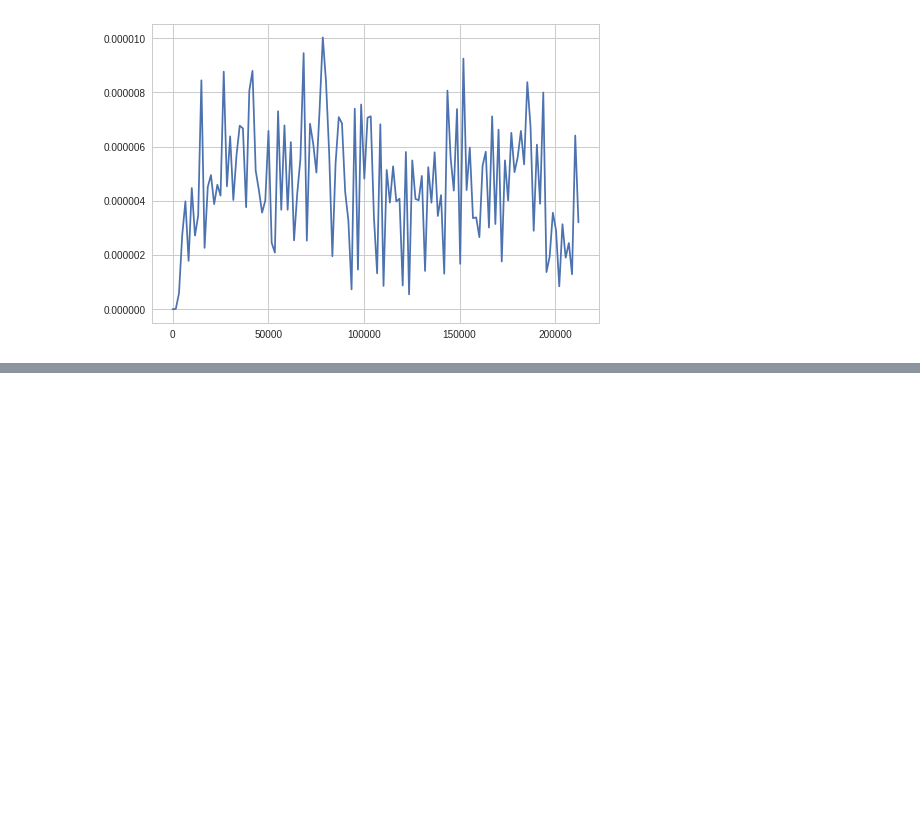
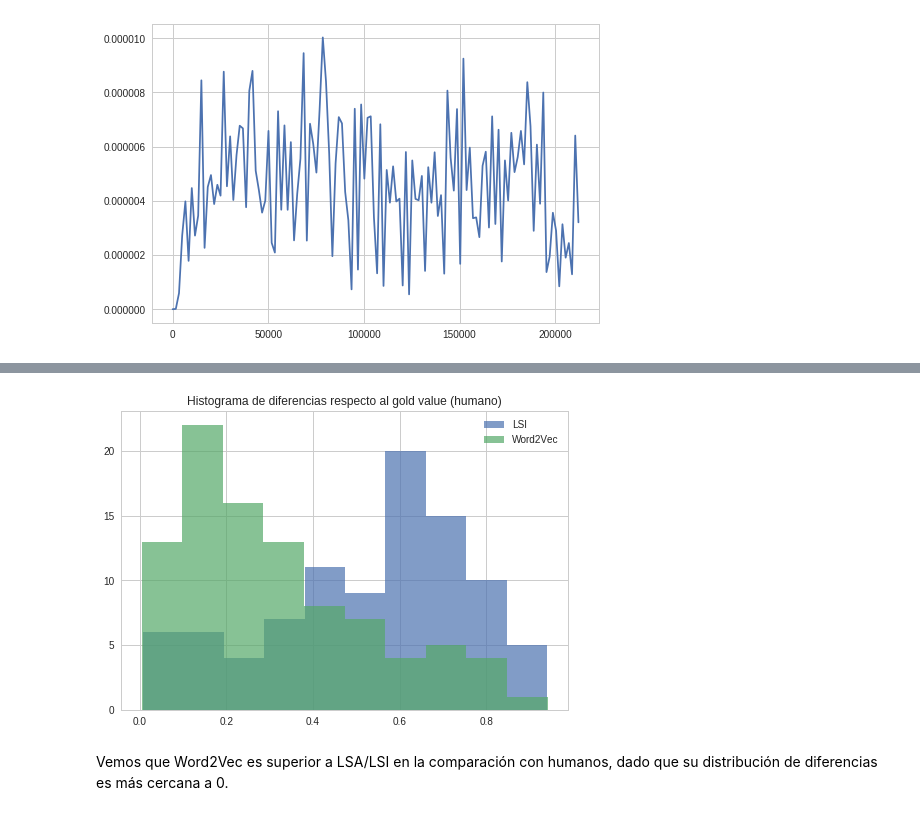
Before and after one commit to gfourcade/cienciadatos, a Jupyter notebook: tp6/tp6.ipynb, the cells around one changed output, grey strips where cells are left out. Cells and saved outputs as stored; diff of their text form; code cells hidden in the pictures; blank space fills up the shorter version.

```diff
--- a/tp6/tp6.ipynb
+++ b/tp6/tp6.ipynb
@@ -210,0 +235,36 @@ for word in most_used:
+# %%
+id2word = corpora.Dictionary(webtext.sents())
+corpora.MmCorpus.serialize('corpus.mm', (id2word.doc2bow(text) for text in webtext.sents()))
+lsi_model = models.LsiModel(corpora.MmCorpus('corpus.mm'), id2word=id2word)
+# %%
+tests = []
+with open('wordsim353_sim_rel/wordsim353_agreed.txt', 'r') as wordsim:
+    tests = [line.strip().split('\t')[1:4] for line in wordsim if line[0] != '#']
+#print(tests)
+# %%
+import seaborn as sb
+import matplotlib.pyplot as plt
+from scipy import spatial
+
+lsi_similarity = []
+word2vec_similarity = []
+human_similarity = []
+
+max_human_value = max(v[2] for v in tests)
+
+for word0, word1, test_value in tests:
+    try:
+        vec_lsi0 = [a[1] for a in lsi_model[id2word.doc2bow([word0])]]
+        vec_lsi1 = [a[1] for a in lsi_model[id2word.doc2bow([word1])]]
+        lsi_val = abs(1 - spatial.distance.cosine(vec_lsi0, vec_lsi1))
+    except Exception: # word not found
+        continue
+    try:
+        word2vec_val = word2vec_model.similarity(word0, word1)
+    except KeyError: # word not found
+        continue
+    human_value = float(test_value) / float(max_human_value) # normalization
+    lsi_similarity.append(lsi_val)
+    word2vec_similarity.append(word2vec_val)
+    human_similarity.append(human_value)
+    print("{} vs {}:\tlsi {}\tw2v {}\thuman {}".format(word0, word1, lsi_val, word2vec_val, human_value))
@@ -210,0 +289,12 @@ for word in most_used:
+# %%
+lsi_difference = [abs(lsi_similarity[i] - human_similarity[i]) for i in range(len(lsi_similarity))]
+word2vec_difference = [abs(word2vec_similarity[i] - human_similarity[i]) for i in range(len(lsi_similarity))]
+plt.hist(lsi_difference, label="LSI", alpha=0.7)
+plt.hist(word2vec_difference, label="Word2Vec", alpha=0.7)
+plt.legend()
+plt.title('Histograma de diferencias respecto al gold value (humano)')
+plt.show()
+# %% [output]
+[figure, added]
+# %% [markdown]
+Vemos que Word2Vec es superior a LSA/LSI en la comparación con humanos, dado que su distribución de diferencias es más cercana a 0.
```
Also changed, not shown: parts of 7 cells of this notebook, 1 other file.
